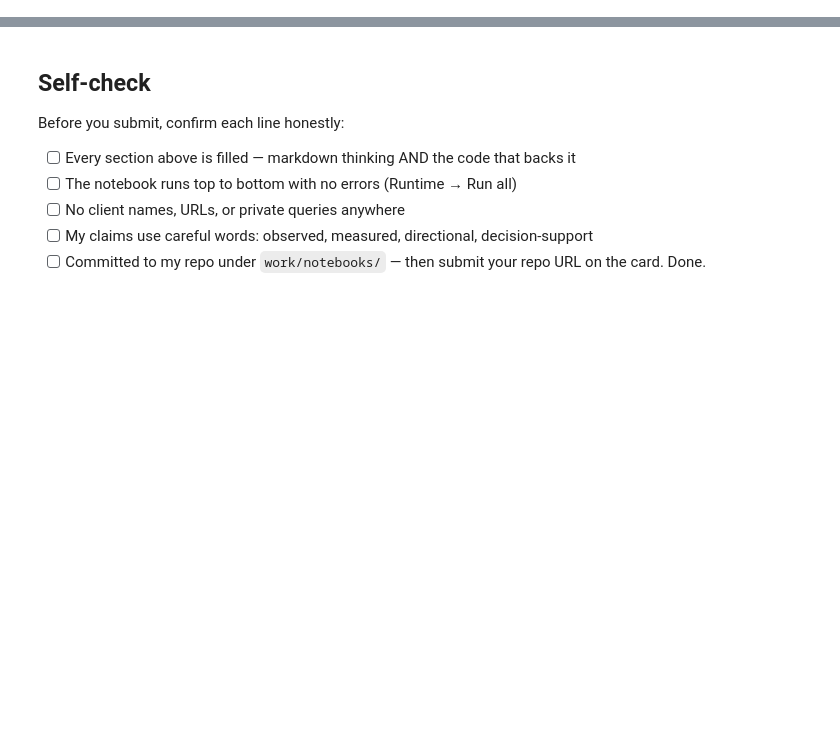
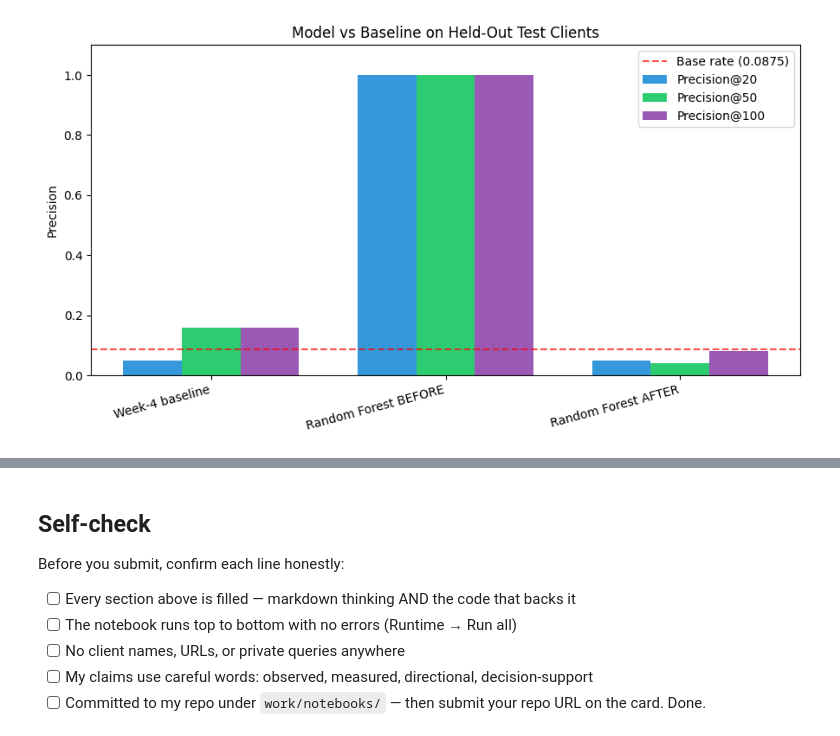
Before and after one commit to faheem-danish/internship-starter-1, a Jupyter notebook: work/notebooks/capstone.ipynb, the cells around one changed output, grey strips where cells are left out. Saved outputs shown, nothing was run; the diff lists cells and outputs as text; code cells hidden in the pictures; blank space fills up the shorter version.

```diff
--- a/work/notebooks/capstone.ipynb
+++ b/work/notebooks/capstone.ipynb
@@ -57,0 +191,17 @@ This skeleton is yours to fill. Work the sections **in order** — each one has
+# %%
+# ============================================================
+# CREATE TARGET / LABEL
+# ============================================================
+
+# Week-4 eligibility rule
+model_df["eligible"] = (
+    (model_df["impressions"] >= 500) &
+    (model_df["avg_position"] >= 11)
+)
+
+# Convert Boolean target to 0/1
+y = model_df["eligible"].astype(int)
+
+print("Modeling rows:", len(model_df))
+print("Eligible rows:", y.sum())
+print("Eligible rate:", round(y.mean(), 4))
@@ -57,0 +543,69 @@ This skeleton is yours to fill. Work the sections **in order** — each one has
+# %%
+import os
+
+# Ensure directories exist
+os.makedirs("work/outputs", exist_ok=True)
+os.makedirs("work/figures", exist_ok=True)
+
+# ------------------------------------------------------------
+# Figure 1: Model comparison
+# ------------------------------------------------------------
+fig, ax = plt.subplots(figsize=(9, 5))
+x = np.arange(len(results_df))
+width = 0.25
+
+ax.bar(x - width, results_df["precision@20"], width, label="Precision@20", color="#3498db")
+ax.bar(x, results_df["precision@50"], width, label="Precision@50", color="#2ecc71")
+ax.bar(x + width, results_df["precision@100"], width, label="Precision@100", color="#9b59b6")
+
+ax.axhline(y=y_test.mean(), color="red", linestyle="--", alpha=0.7,
+           label=f"Base rate ({y_test.mean():.4f})")
+ax.set_ylabel("Precision")
+ax.set_title("Model vs Baseline on Held-Out Test Clients")
+ax.set_xticks(x)
+ax.set_xticklabels(results_df["method"], rotation=15, ha="right")
+ax.legend()
+ax.set_ylim(0, 1.1)
+plt.tight_layout()
+plt.savefig("work/figures/model_comparison.png", dpi=150, bbox_inches="tight")
+plt.show()
+
+# ------------------------------------------------------------
+# Figure 2: Feature importance
+# ------------------------------------------------------------
+rf_imp = pd.Series(
+    rf_before.named_steps["model"].feature_importances_,
+    index=leaky_features
+).sort_values(ascending=True)
+
+fig, ax = plt.subplots(figsize=(7, 4))
+rf_imp.plot(kind="barh", color="steelblue", ax=ax)
+ax.set_title("Random Forest Feature Importance (Leaky Feature Set)")
+ax.set_xlabel("Importance")
+plt.tight_layout()
+plt.savefig("work/figures/feature_importance.png", dpi=150, bbox_inches="tight")
+plt.show()
+
+# ------------------------------------------------------------
+# Figure 3: Leakage audit
+# ------------------------------------------------------------
+before_after = pd.DataFrame([
+    {"scenario": "WITH label-derived features", "precision@20": precision_at_k(before_scores, y_test, 20)},
+    {"scenario": "WITHOUT label-derived features", "precision@20": precision_at_k(after_scores, y_test, 20)}
+])
+
+fig, ax = plt.subplots(figsize=(7, 4))
+colors = ["#2ecc71", "#e74c3c"]
+ax.bar(before_after["scenario"], before_after["precision@20"], color=colors)
+ax.axhline(y=y_test.mean(), color="gray", linestyle="--", label=f"Base rate ({y_test.mean():.4f})")
+ax.set_ylabel("Precision@20")
+ax.set_title("Leakage Audit: Random Forest Score Collapse")
+ax.legend()
+ax.set_ylim(0, 1.1)
+plt.tight_layout()
+plt.savefig("work/figures/leakage_audit.png", dpi=150, bbox_inches="tight")
+plt.show()
+
+print("All 3 charts saved to work/figures/")
+# %% [output]
+[figure, added]
```
Also changed, not shown: parts of 36 cells of this notebook.
